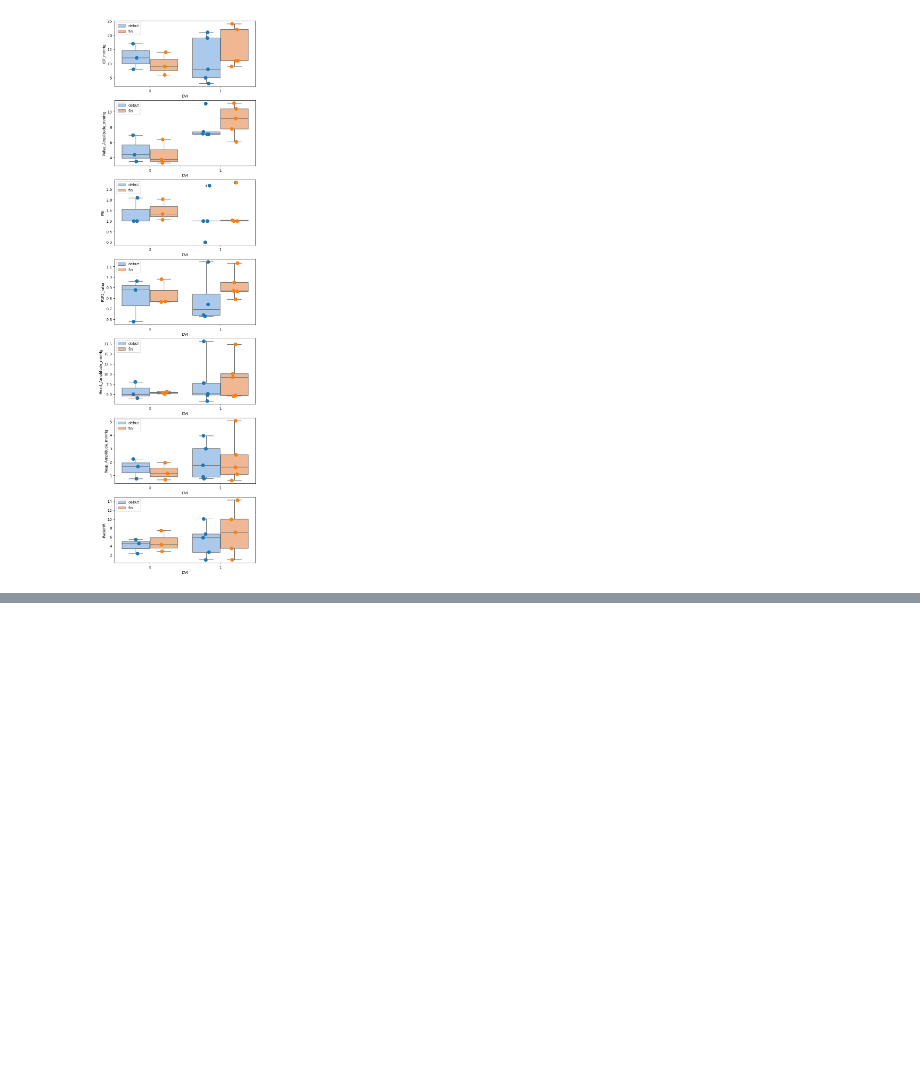
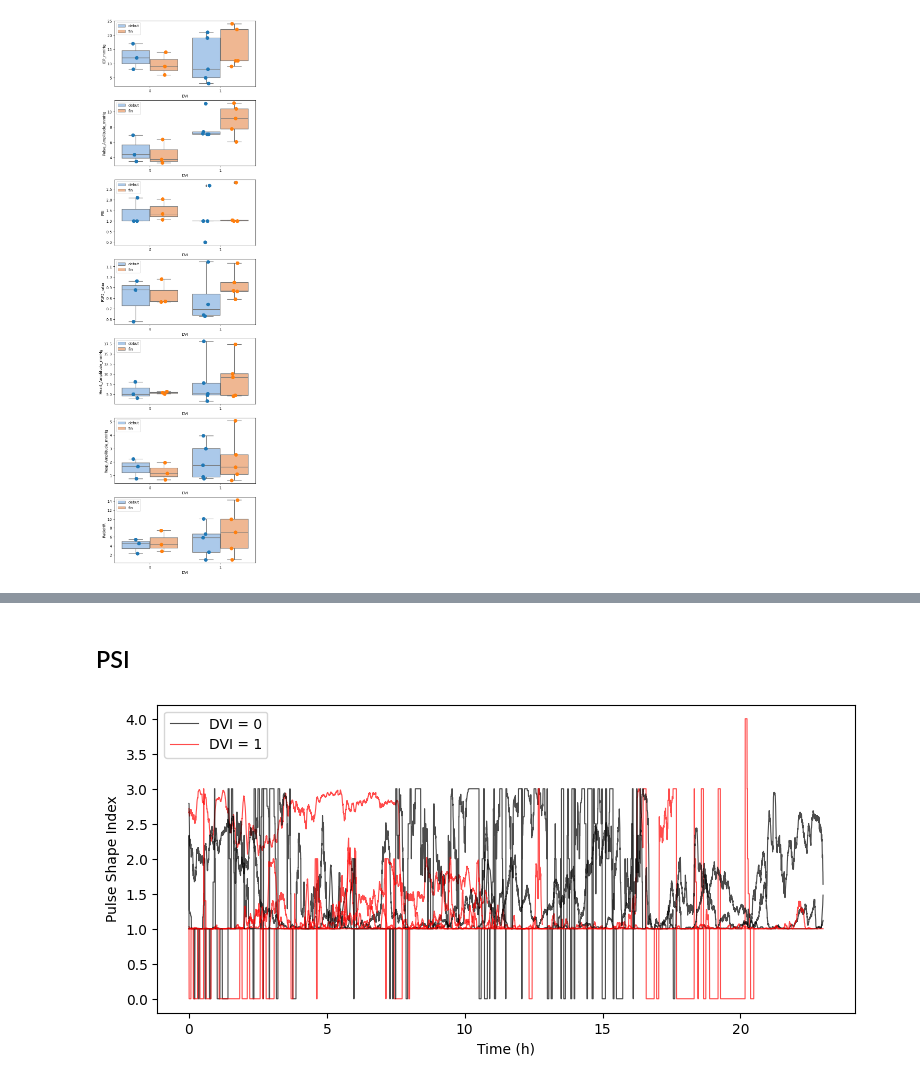
Before and after one commit to ValentinGhibaudo/Scripts_Projet_Clampage_DVE, a Jupyter notebook: valentin_sandbox.ipynb, the cells around one changed output, grey strips where cells are left out. Drawn from its saved outputs; the diff is of its cells as text; code cells hidden in the pictures; blank space fills up the shorter version.

```diff
--- a/valentin_sandbox.ipynb
+++ b/valentin_sandbox.ipynb
@@ -271,0 +284,24 @@ res
+# %% [markdown]
+## PSI
+# %%
+fig, ax = plt.subplots(figsize = (9, 4))
+
+for sub in subs:
+    stream_name = f'{get_piv_chan_name(sub)}_Mean'
+    start_dates = get_date_windows_gmt(sub)
+    has_dvi = get_metadata(sub)['DVI']
+    psi = psi_job.get(sub)['psi']
+    srate = 1 / np.mean(np.diff(psi['date']).astype(float) / 1e9)
+    psi = psi.values
+    t = np.arange(psi.size) / srate
+    mask_t = t < max_duration_s
+    ax.plot(t[mask_t] / 3600, psi[mask_t], label = f'DVI = {has_dvi}', color = 'k' if has_dvi == 0 else 'r', alpha = 0.7, lw = 0.8)
+    ax.set_xlabel('Time (h)')
+    ax.set_ylabel('Pulse Shape Index')
+h, l = ax.get_legend_handles_labels()
+ax.legend(handles=[hi for hi in h[:2]],
+          labels=[li for li in l[:2]])
+fig.savefig(base_folder / 'results' / 'time_series' / 'PSI.png', dpi = 300, bbox_inches = 'tight')
+plt.show()
+# %% [output]
+[figure, added]
```
Also changed, not shown: parts of 11 cells of this notebook.
